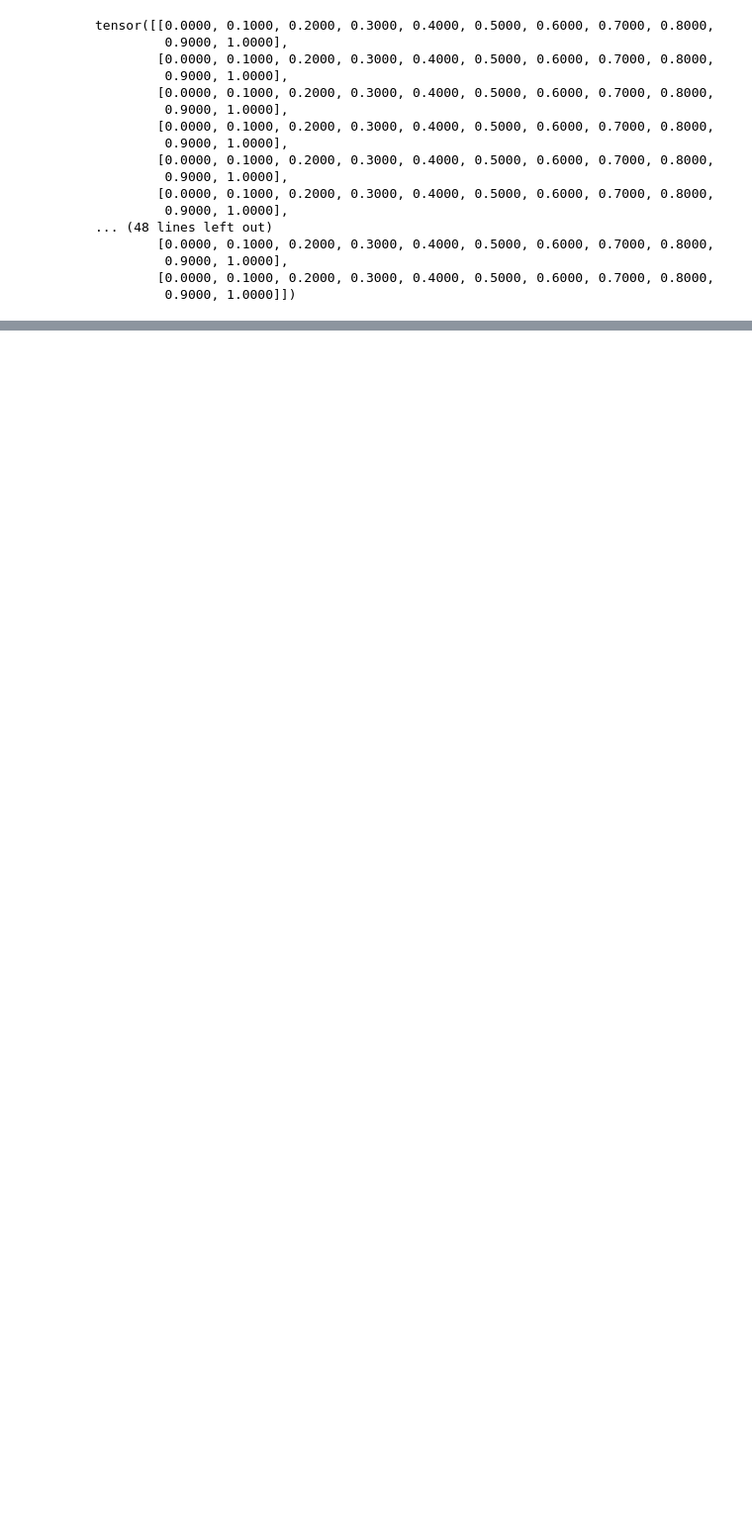
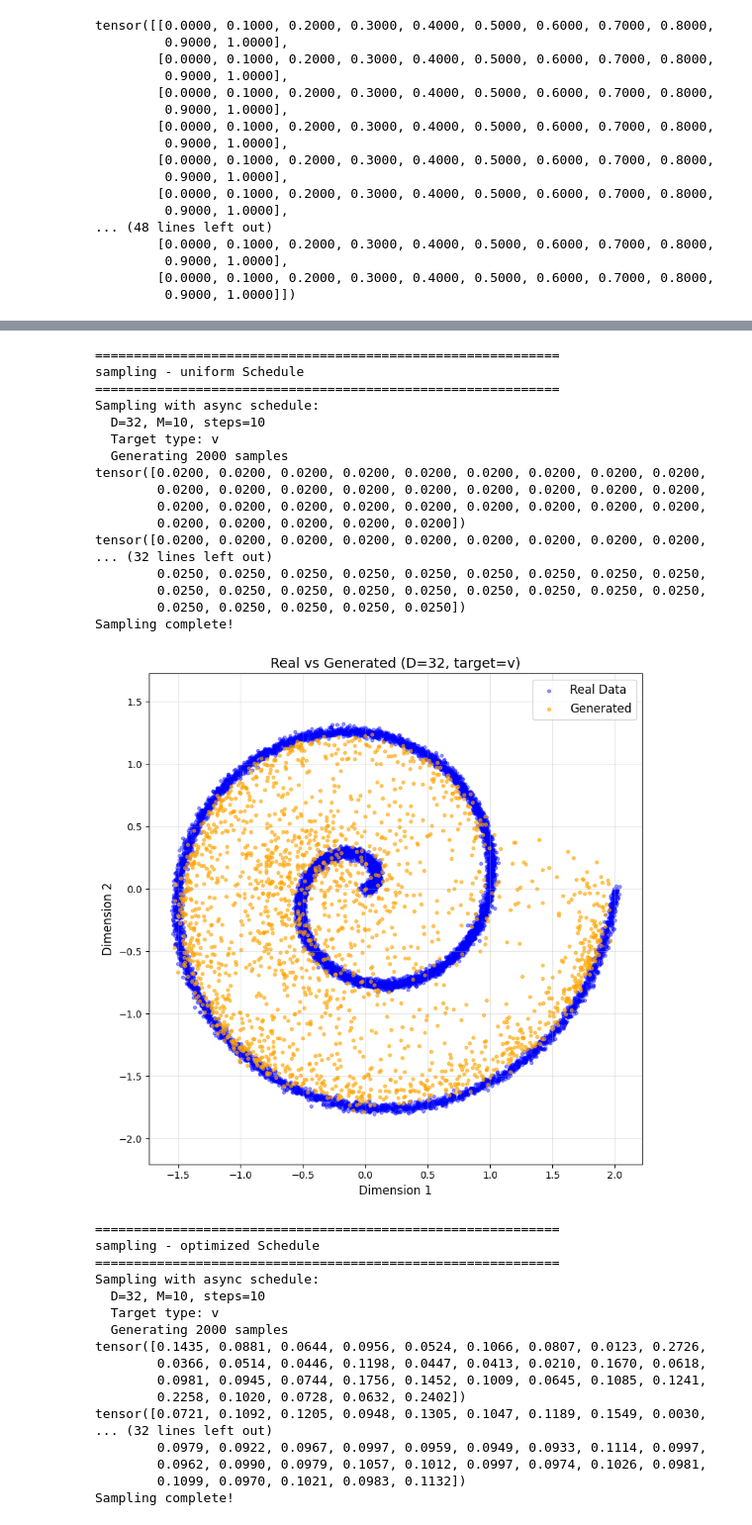
Before and after one commit to JetfiRex/Diffusion-ToyModel, a Jupyter notebook: flow_schedule_2d.ipynb, the cells around one changed output, grey strips where cells are left out. Shown at 99% size. Cells and saved outputs as stored; diff of their text form; code cells hidden in the pictures; blank space fills up the shorter version.

```diff
--- a/flow_schedule_2d.ipynb
+++ b/flow_schedule_2d.ipynb
@@ -1058,0 +1107,3 @@ Sampling complete!
+# %%
+t_extreme = torch.tensor([[i/(5*M) for i in range((M+1)//2)]+[1-i/(4*M) for i in range((M+1)//2,-1,-1)]]*D)
+t_extreme
@@ -1058,0 +1128,22 @@ Sampling complete!
+# %%
+t_optimized, history = learning(
+    x_1=x_1,
+    M = 10,
+    model=model_v,
+    epoch=50,
+    learning_rate=0.001,
+    fixed_x0=True,
+    subsample=5000,
+    loss_freq=1,
+    eps = 0.05,
+    target_type = "v",
+    t_initial = t_extreme
+)
+
+print("\n=== Checking Constraints ===")
+D, M_plus_1 = t_optimized.shape
+M = M_plus_1 - 1
+for i in [0, M//2, M]:
+    sum_i = t_optimized[:, i].sum().item()
+    target = i * D / M
+    print(f"Step {i}: sum={sum_i:.6f}, target={target:.6f}")
@@ -1058,0 +1191,39 @@ Sampling complete!
+# %%
+compare_schedules(model_v, P, t_uniform = t_extreme, t_optimized = t_optimized, x_true = x_hat, sigma = sigma,
+                     n_points=2000, target_type="v", steps = 10)
+# %% [output]
+============================================================
+sampling - uniform Schedule
+============================================================
+Sampling with async schedule:
+  D=32, M=10, steps=10
+  Target type: v
+  Generating 2000 samples
+tensor([0.0200, 0.0200, 0.0200, 0.0200, 0.0200, 0.0200, 0.0200, 0.0200, 0.0200,
+        0.0200, 0.0200, 0.0200, 0.0200, 0.0200, 0.0200, 0.0200, 0.0200, 0.0200,
+        0.0200, 0.0200, 0.0200, 0.0200, 0.0200, 0.0200, 0.0200, 0.0200, 0.0200,
+        0.0200, 0.0200, 0.0200, 0.0200, 0.0200])
+tensor([0.0200, 0.0200, 0.0200, 0.0200, 0.0200, 0.0200, 0.0200, 0.0200, 0.0200,
+... (32 lines left out)
+        0.0250, 0.0250, 0.0250, 0.0250, 0.0250, 0.0250, 0.0250, 0.0250, 0.0250,
+        0.0250, 0.0250, 0.0250, 0.0250, 0.0250, 0.0250, 0.0250, 0.0250, 0.0250,
+        0.0250, 0.0250, 0.0250, 0.0250, 0.0250])
+Sampling complete!
+[figure, added]
+============================================================
+sampling - optimized Schedule
+============================================================
+Sampling with async schedule:
+  D=32, M=10, steps=10
+  Target type: v
+  Generating 2000 samples
+tensor([0.1435, 0.0881, 0.0644, 0.0956, 0.0524, 0.1066, 0.0807, 0.0123, 0.2726,
+        0.0366, 0.0514, 0.0446, 0.1198, 0.0447, 0.0413, 0.0210, 0.1670, 0.0618,
+        0.0981, 0.0945, 0.0744, 0.1756, 0.1452, 0.1009, 0.0645, 0.1085, 0.1241,
+        0.2258, 0.1020, 0.0728, 0.0632, 0.2402])
+tensor([0.0721, 0.1092, 0.1205, 0.0948, 0.1305, 0.1047, 0.1189, 0.1549, 0.0030,
+... (32 lines left out)
+        0.0979, 0.0922, 0.0967, 0.0997, 0.0959, 0.0949, 0.0933, 0.1114, 0.0997,
+        0.0962, 0.0990, 0.0979, 0.1057, 0.1012, 0.0997, 0.0974, 0.1026, 0.0981,
+        0.1099, 0.0970, 0.1021, 0.0983, 0.1132])
+Sampling complete!
```
Also changed, not shown: parts of 26 cells of this notebook, 15 other files.
